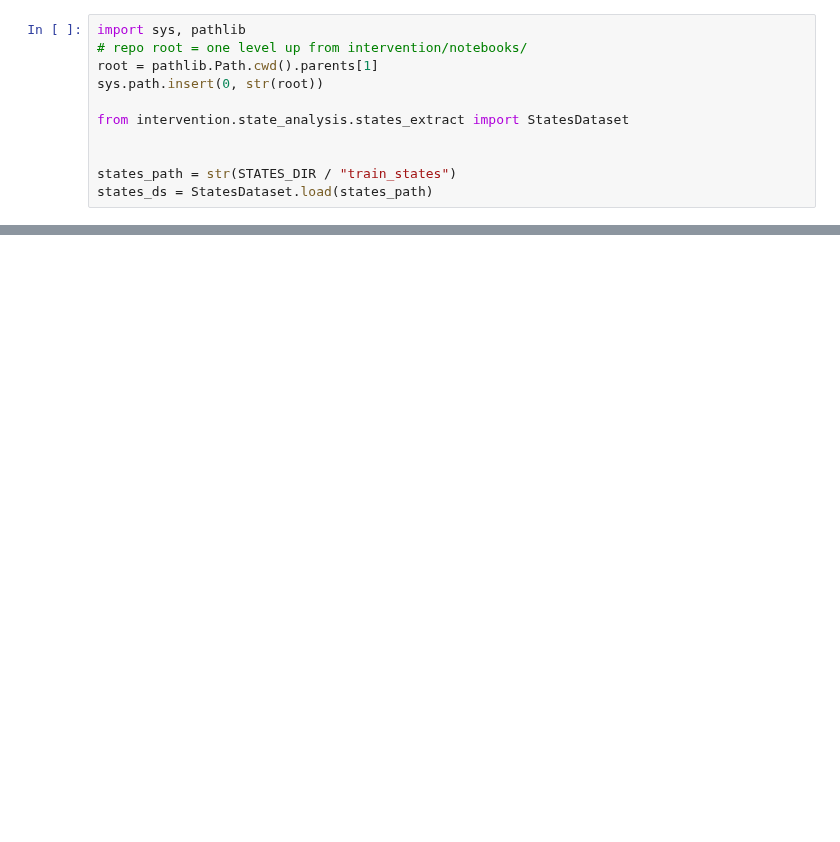
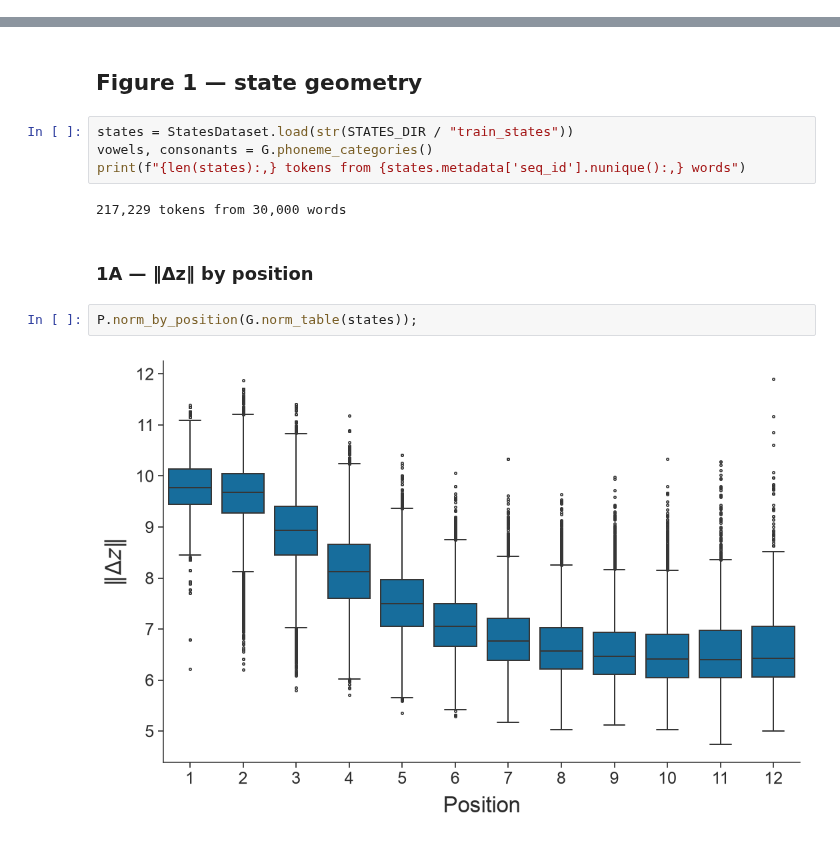
Before and after one commit to nafis-momeni/spiral_representation, a Jupyter notebook: plotting/paper_plots.ipynb, the cells around one changed output, grey strips where cells are left out. Saved outputs shown, nothing was run; the diff lists cells and outputs as text; blank space fills up the shorter version.

```diff
--- a/plotting/paper_plots.ipynb
+++ b/plotting/paper_plots.ipynb
@@ -446,11 +0,0 @@ plots.py           report_plots.ipynb
-# %%
-import sys, pathlib
-# repo root = one level up from intervention/notebooks/
-root = pathlib.Path.cwd().parents[1]
-sys.path.insert(0, str(root))
-
-from intervention.state_analysis.states_extract import StatesDataset
-
-
-states_path = str(STATES_DIR / "train_states")
-states_ds = StatesDataset.load(states_path)
@@ -1139,0 +40,14 @@ plt.tight_layout()
+# %% [markdown]
+## Figure 1 — state geometry
+# %%
+states = StatesDataset.load(str(STATES_DIR / "train_states"))
+vowels, consonants = G.phoneme_categories()
+print(f"{len(states):,} tokens from {states.metadata['seq_id'].nunique():,} words")
+# %% [output]
+217,229 tokens from 30,000 words
+# %% [markdown]
+### 1A — ‖Δz‖ by position
+# %%
+P.norm_by_position(G.norm_table(states));
+# %% [output]
+[figure, added]
```
Also changed, not shown: parts of 63 cells of this notebook, 20 other files.
